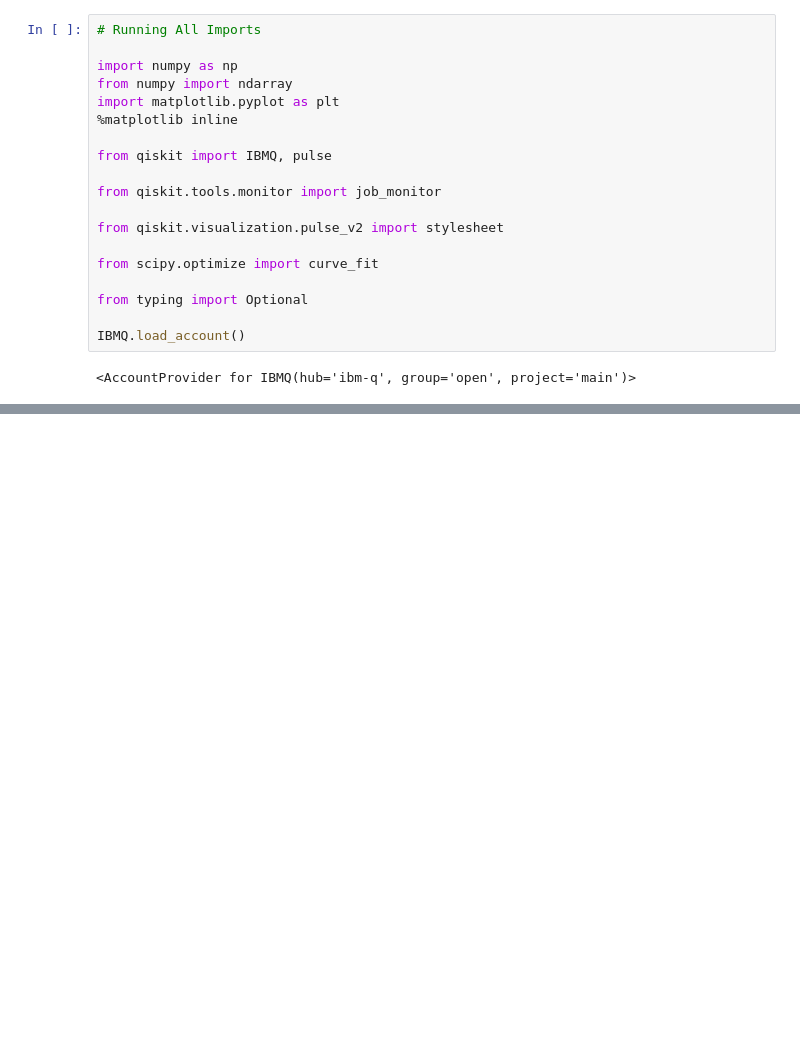
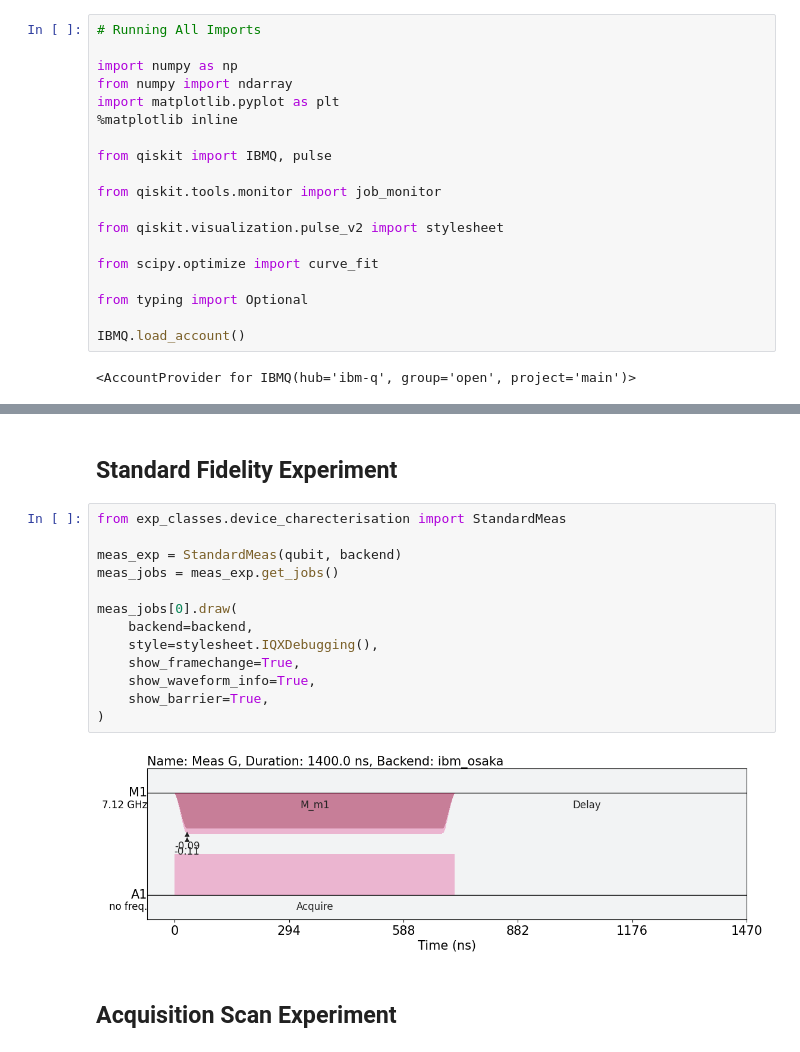
Before and after one commit to AnikenC/ReadoutWithRL, a Jupyter notebook: readoutWithRL/Experiments/chi_exp_osaka.ipynb, the cells around one changed output, grey strips where cells are left out. Drawn from its saved outputs; the diff is of its cells as text; blank space fills up the shorter version.

```diff
--- a/readoutWithRL/Experiments/chi_exp_osaka.ipynb
+++ b/readoutWithRL/Experiments/chi_exp_osaka.ipynb
@@ -117,0 +149,19 @@ sx pulse: Drag(duration=120, sigma=30, beta=-0.040987564577598265, amp=0.0934564
+# %% [markdown]
+## Standard Fidelity Experiment
+# %%
+from exp_classes.device_charecterisation import StandardMeas
+
+meas_exp = StandardMeas(qubit, backend)
+meas_jobs = meas_exp.get_jobs()
+
+meas_jobs[0].draw(
+    backend=backend,
+    style=stylesheet.IQXDebugging(),
+    show_framechange=True,
+    show_waveform_info=True,
+    show_barrier=True,
+)
+# %% [output]
+[figure, added]
+# %% [markdown]
+## Acquisition Scan Experiment
```
Also changed, not shown: parts of 15 cells of this notebook, 4 other files.
